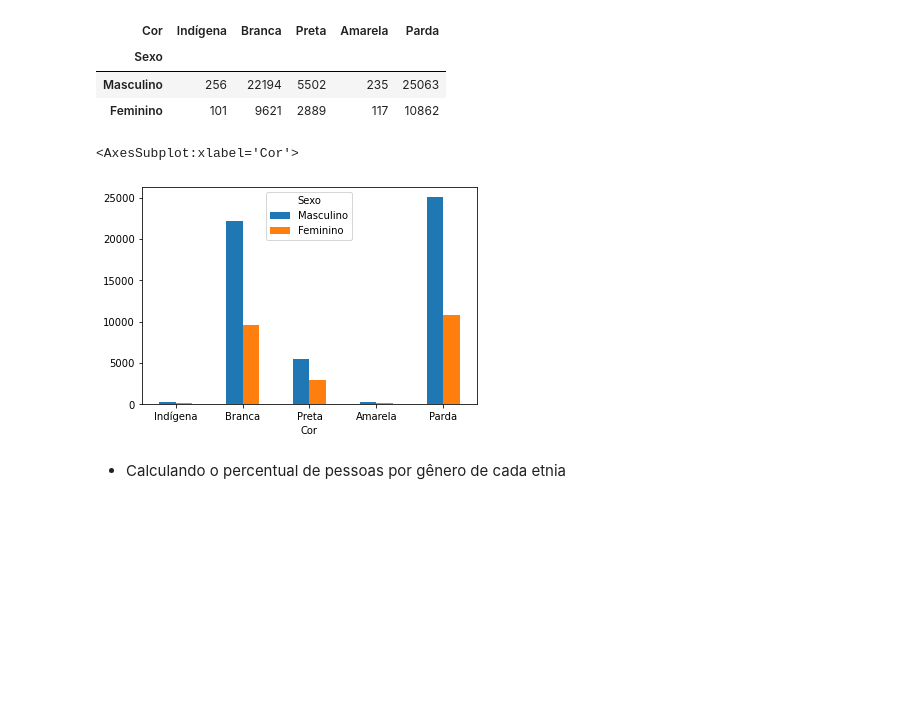
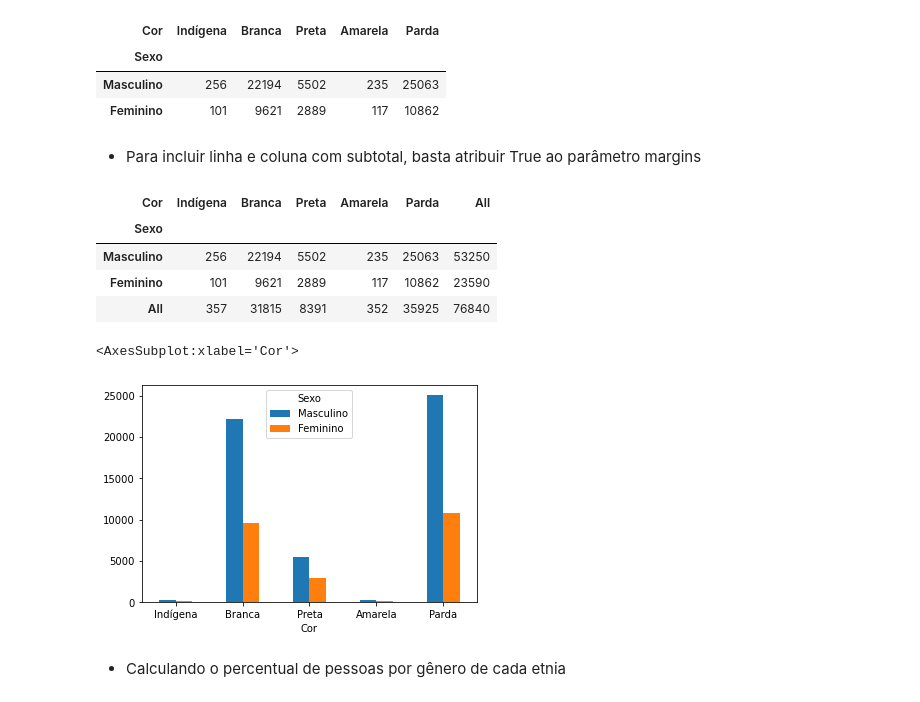
Before and after one commit to andrelbd1/teaching-data-science, a Jupyter notebook: 06. Statistical Analysis.ipynb, the cells around one changed output. Drawn from its saved outputs; the diff is of its cells as text; code cells hidden in the pictures; blank space fills up the shorter version.

```diff
--- a/06. Statistical Analysis.ipynb
+++ b/06. Statistical Analysis.ipynb
@@ -172,11 +172,25 @@ frequencia
 | Sexo |  |  |  |  |  |
 | Masculino | 256 | 22194 | 5502 | 235 | 25063 |
 | Feminino | 101 | 9621 | 2889 | 117 | 10862 |
-# %%
-frequencia.T.plot.bar(rot=0)
-# %% [output]
-<AxesSubplot:xlabel='Cor'>
-[figure, removed]
+# %% [markdown]
+- Para incluir linha e coluna com subtotal, basta atribuir True ao parâmetro margins
+# %%
+frequencia_sub = pd.crosstab(dados.Sexo,
+                         dados.Cor, margins=True)
+frequencia_sub.rename(index = sexo, inplace = True)
+frequencia_sub.rename(columns = cor, inplace = True)
+frequencia_sub
+# %% [output]
+| Cor | Indígena | Branca | Preta | Amarela | Parda | All |
+| Sexo |  |  |  |  |  |  |
+| Masculino | 256 | 22194 | 5502 | 235 | 25063 | 53250 |
+| Feminino | 101 | 9621 | 2889 | 117 | 10862 | 23590 |
+| All | 357 | 31815 | 8391 | 352 | 35925 | 76840 |
+# %%
+frequencia.T.plot.bar(rot=0)
+# %% [output]
+<AxesSubplot:xlabel='Cor'>
+[figure, added]
 # %% [markdown]
 - Calculando o percentual de pessoas por gênero de cada etnia
 # %%
```
Also changed, not shown: 5 other files.
